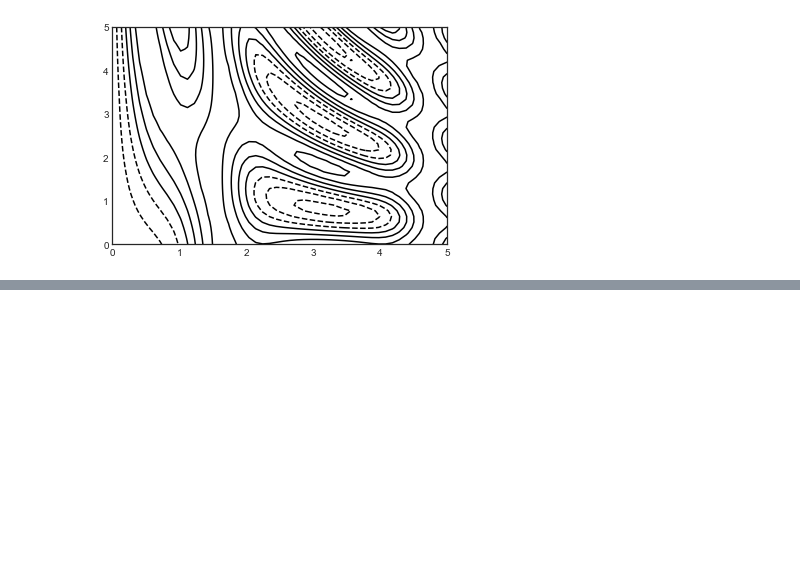
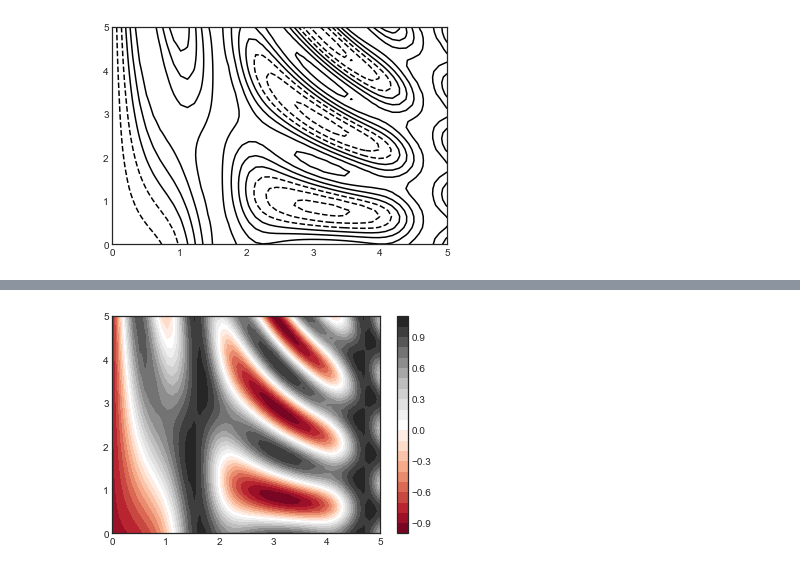
Before and after one commit to xiongzhenggang/xiongzhenggang.github.io, a Jupyter notebook: data-science/28-密度和轮廓图.ipynb, the cells around one changed output, grey strips where cells are left out. Drawn from its saved outputs; the diff is of its cells as text; code cells hidden in the pictures; blank space fills up the shorter version.

```diff
--- a/data-science/28-密度和轮廓图.ipynb
+++ b/data-science/28-密度和轮廓图.ipynb
@@ -28,0 +42,5 @@ plt.contour(X, Y, Z, colors='black');
+# %%
+plt.contourf(X, Y, Z, 20, cmap='RdGy')
+plt.colorbar();
+# %% [output]
+[figure, added]
```
Also changed, not shown: parts of 5 cells of this notebook, 4 other files.
